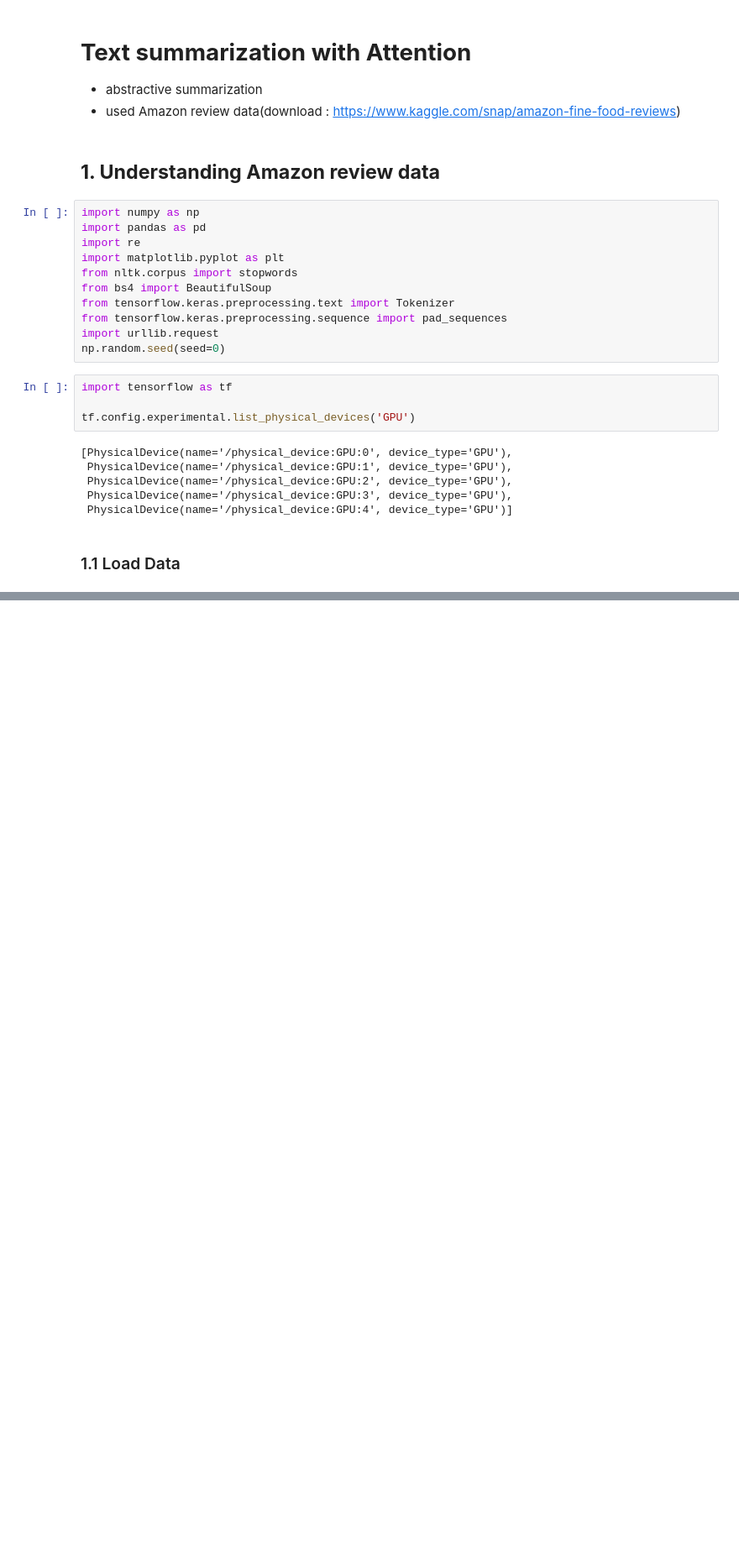
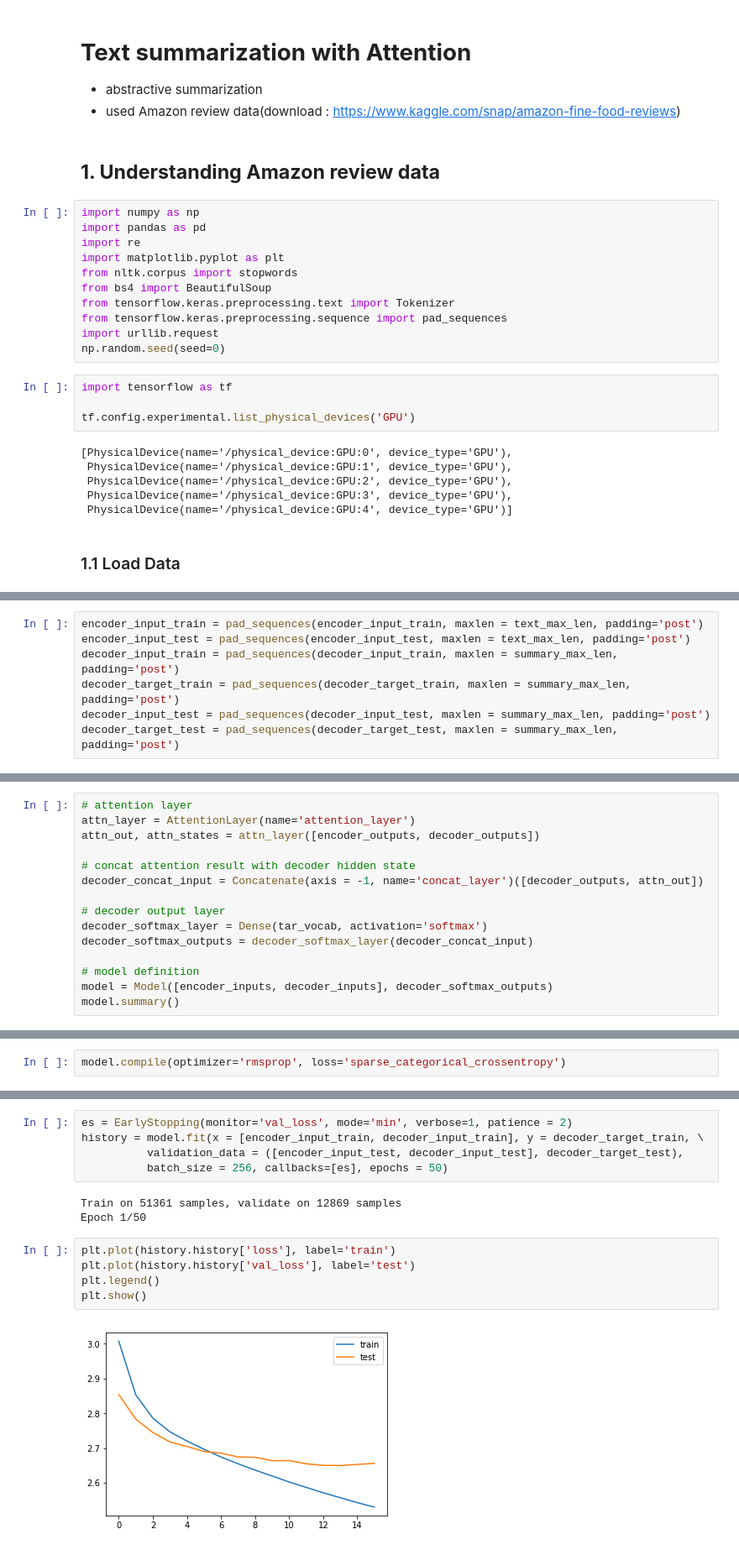
Before and after one commit to SangwonPark0211/NLP-tutorial, a Jupyter notebook: Text-Summarization/text_sum_with_attention.ipynb, the cells around one changed output, grey strips where cells are left out. Shown at 84% size. Drawn from its saved outputs; the diff is of its cells as text; blank space fills up the shorter version.

```diff
--- a/Text-Summarization/text_sum_with_attention.ipynb
+++ b/Text-Summarization/text_sum_with_attention.ipynb
@@ -29,0 +496,7 @@ tf.config.experimental.list_physical_devices('GPU')
+# %%
+encoder_input_train = pad_sequences(encoder_input_train, maxlen = text_max_len, padding='post')
+encoder_input_test = pad_sequences(encoder_input_test, maxlen = text_max_len, padding='post')
+decoder_input_train = pad_sequences(decoder_input_train, maxlen = summary_max_len, padding='post')
+decoder_target_train = pad_sequences(decoder_target_train, maxlen = summary_max_len, padding='post')
+decoder_input_test = pad_sequences(decoder_input_test, maxlen = summary_max_len, padding='post')
+decoder_target_test = pad_sequences(decoder_target_test, maxlen = summary_max_len, padding='post')
@@ -29,0 +580,15 @@ tf.config.experimental.list_physical_devices('GPU')
+# %%
+# attention layer
+attn_layer = AttentionLayer(name='attention_layer')
+attn_out, attn_states = attn_layer([encoder_outputs, decoder_outputs])
+
+# concat attention result with decoder hidden state
+decoder_concat_input = Concatenate(axis = -1, name='concat_layer')([decoder_outputs, attn_out])
+
+# decoder output layer
+decoder_softmax_layer = Dense(tar_vocab, activation='softmax')
+decoder_softmax_outputs = decoder_softmax_layer(decoder_concat_input)
+
+# model definition
+model = Model([encoder_inputs, decoder_inputs], decoder_softmax_outputs)
+model.summary()
@@ -29,0 +613,2 @@ tf.config.experimental.list_physical_devices('GPU')
+# %%
+model.compile(optimizer='rmsprop', loss='sparse_categorical_crossentropy')
@@ -29,0 +629,15 @@ tf.config.experimental.list_physical_devices('GPU')
+# %%
+es = EarlyStopping(monitor='val_loss', mode='min', verbose=1, patience = 2)
+history = model.fit(x = [encoder_input_train, decoder_input_train], y = decoder_target_train, \
+          validation_data = ([encoder_input_test, decoder_input_test], decoder_target_test),
+          batch_size = 256, callbacks=[es], epochs = 50)
+# %% [output]
+Train on 51361 samples, validate on 12869 samples
+Epoch 1/50
+# %%
+plt.plot(history.history['loss'], label='train')
+plt.plot(history.history['val_loss'], label='test')
+plt.legend()
+plt.show()
+# %% [output]
+[figure, added]
```
Also changed, not shown: parts of 102 cells of this notebook, 2 other files.
